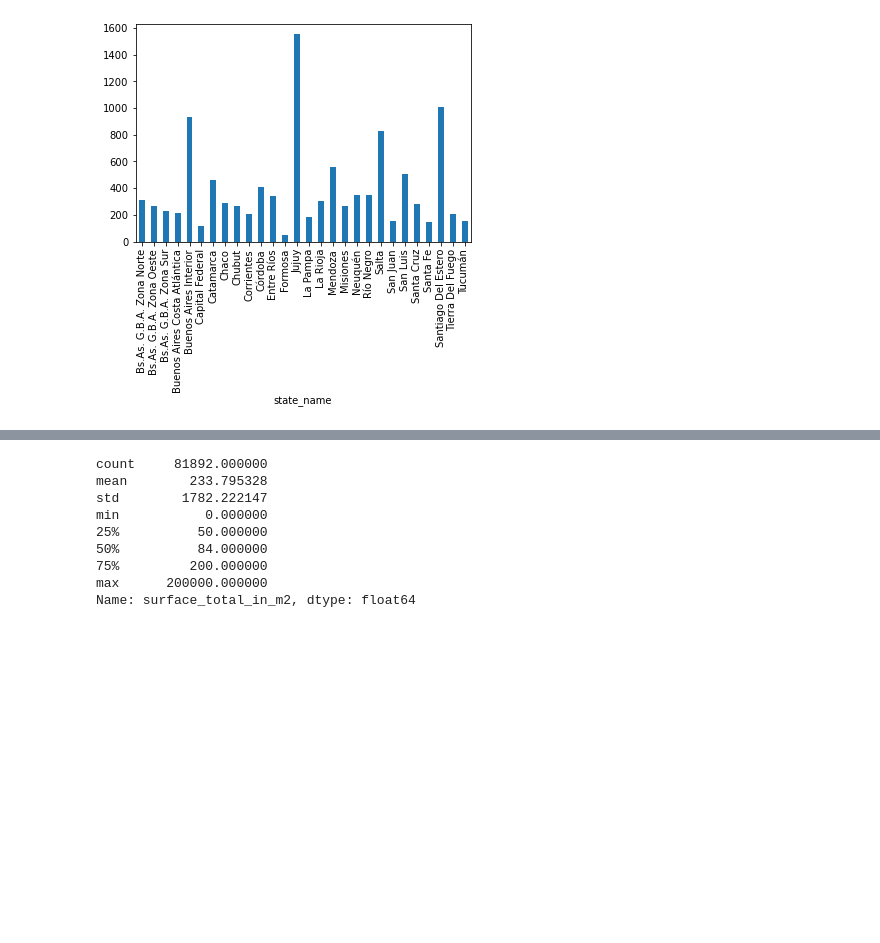
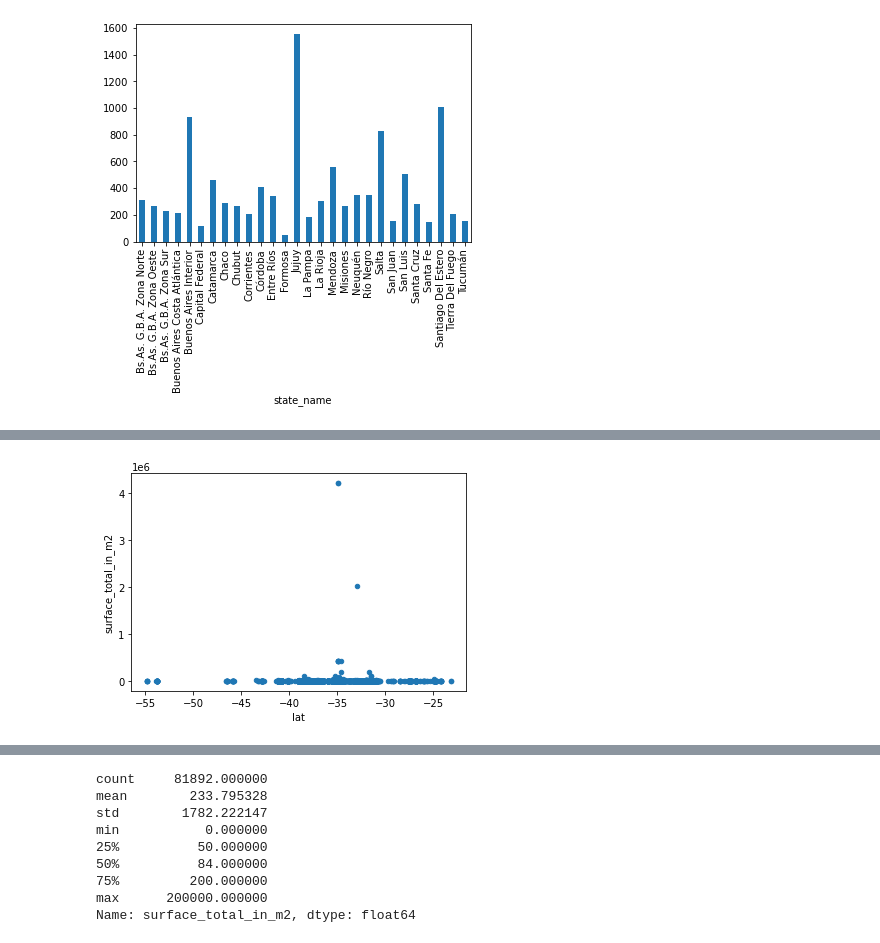
Before and after one commit to carpe-diem/DH-TP1-clear-data-properati, a Jupyter notebook: src/analisis_columnas/15_columna_surface_total_in_m2.ipynb, the cells around one changed output, grey strips where cells are left out. Cells and saved outputs as stored; diff of their text form; code cells hidden in the pictures; blank space fills up the shorter version.

```diff
--- a/src/analisis_columnas/15_columna_surface_total_in_m2.ipynb
+++ b/src/analisis_columnas/15_columna_surface_total_in_m2.ipynb
@@ -82,3 +89,10 @@ data.groupby('state_name')['surface_total_in_m2'].mean().plot.bar()
+# %%
+#graficamos un plot para visualizar la dispersión de las superficies totales por latitud
+# y observamos como los valores más extremos en areas totales se ubican en en la latitud entre -32 y -35
+my_plot_surface_total = data.plot("lat", "surface_total_in_m2", kind="scatter")
+plt.show()
+# %% [output]
+[figure, added]
 # %% [markdown]
 # Detalle de análisis de columnas:
 * `surface_total_in_m2 ` -> Esta columna tiene 39.328 datos nulos o su equivalente 32,44%. El precio aprox en U$D se calcula sobre esta superficie, por esta razón se considera un dato relevante. Tiene un valor minimo de cero y un maximo de 200.000, datos que se alejan de la media de 233 m2.
```
Also changed, not shown: parts of 2 cells of this notebook, 4 other files.
